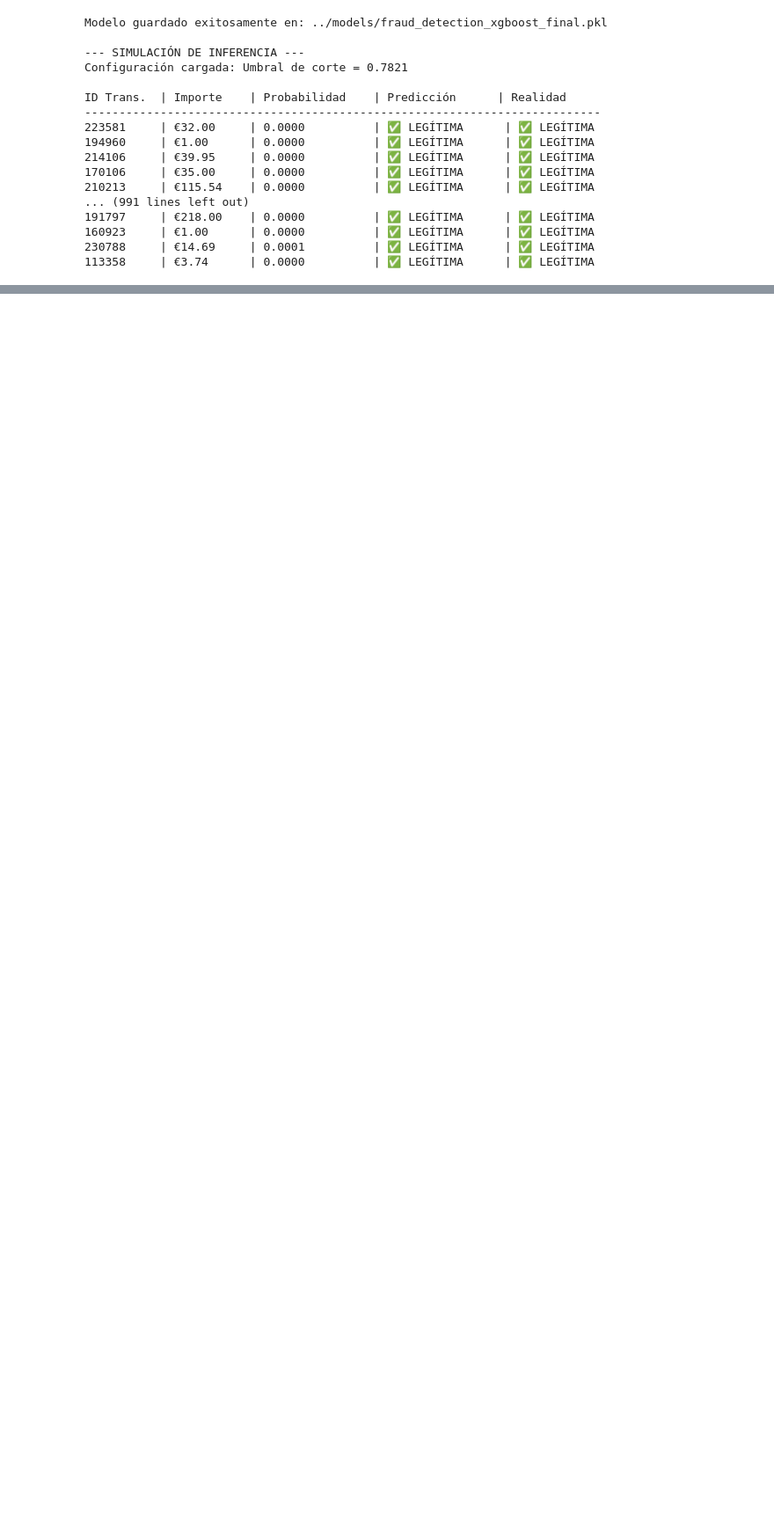
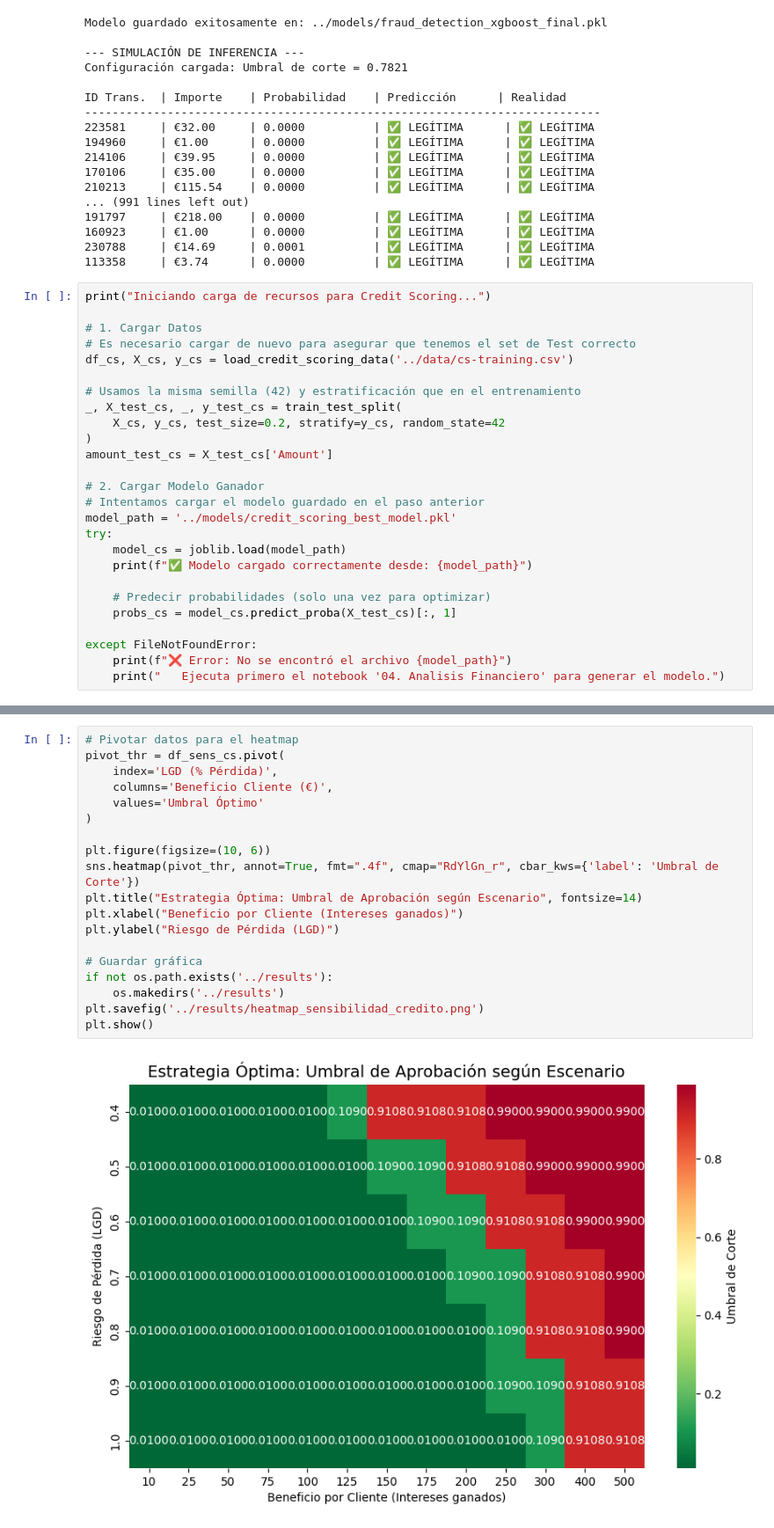
Before and after one commit to AlejandroJB18/tfg_info_deteccion_fraude, a Jupyter notebook: notebooks/analisis_sensibilidad.ipynb, the cells around one changed output, grey strips where cells are left out. Shown at 88% size. Cells and saved outputs as stored; diff of their text form; blank space fills up the shorter version.

```diff
--- a/notebooks/analisis_sensibilidad.ipynb
+++ b/notebooks/analisis_sensibilidad.ipynb
@@ -278,3 +279,29 @@ ID Trans.  | Importe    | Probabilidad    | Predicción      | Realidad
 160923     | €1.00      | 0.0000          | ✅ LEGÍTIMA      | ✅ LEGÍTIMA
 230788     | €14.69     | 0.0001          | ✅ LEGÍTIMA      | ✅ LEGÍTIMA
 113358     | €3.74      | 0.0000          | ✅ LEGÍTIMA      | ✅ LEGÍTIMA
+# %%
+print("Iniciando carga de recursos para Credit Scoring...")
+
+# 1. Cargar Datos
+# Es necesario cargar de nuevo para asegurar que tenemos el set de Test correcto
+df_cs, X_cs, y_cs = load_credit_scoring_data('../data/cs-training.csv')
+
+# Usamos la misma semilla (42) y estratificación que en el entrenamiento
+_, X_test_cs, _, y_test_cs = train_test_split(
+    X_cs, y_cs, test_size=0.2, stratify=y_cs, random_state=42
+)
+amount_test_cs = X_test_cs['Amount']
+
+# 2. Cargar Modelo Ganador
+# Intentamos cargar el modelo guardado en el paso anterior
+model_path = '../models/credit_scoring_best_model.pkl'
+try:
+    model_cs = joblib.load(model_path)
+    print(f"✅ Modelo cargado correctamente desde: {model_path}")
+
+    # Predecir probabilidades (solo una vez para optimizar)
+    probs_cs = model_cs.predict_proba(X_test_cs)[:, 1]
+
+except FileNotFoundError:
+    print(f"❌ Error: No se encontró el archivo {model_path}")
+    print("   Ejecuta primero el notebook '04. Analisis Financiero' para generar el modelo.")
@@ -280,0 +368,21 @@ ID Trans.  | Importe    | Probabilidad    | Predicción      | Realidad
+# %%
+# Pivotar datos para el heatmap
+pivot_thr = df_sens_cs.pivot(
+    index='LGD (% Pérdida)',
+    columns='Beneficio Cliente (€)',
+    values='Umbral Óptimo'
+)
+
+plt.figure(figsize=(10, 6))
+sns.heatmap(pivot_thr, annot=True, fmt=".4f", cmap="RdYlGn_r", cbar_kws={'label': 'Umbral de Corte'})
+plt.title("Estrategia Óptima: Umbral de Aprobación según Escenario", fontsize=14)
+plt.xlabel("Beneficio por Cliente (Intereses ganados)")
+plt.ylabel("Riesgo de Pérdida (LGD)")
+
+# Guardar gráfica
+if not os.path.exists('../results'):
+    os.makedirs('../results')
+plt.savefig('../results/heatmap_sensibilidad_credito.png')
+plt.show()
+# %% [output]
+[figure, added]
```
Also changed, not shown: parts of 6 cells of this notebook, 8 other files.
